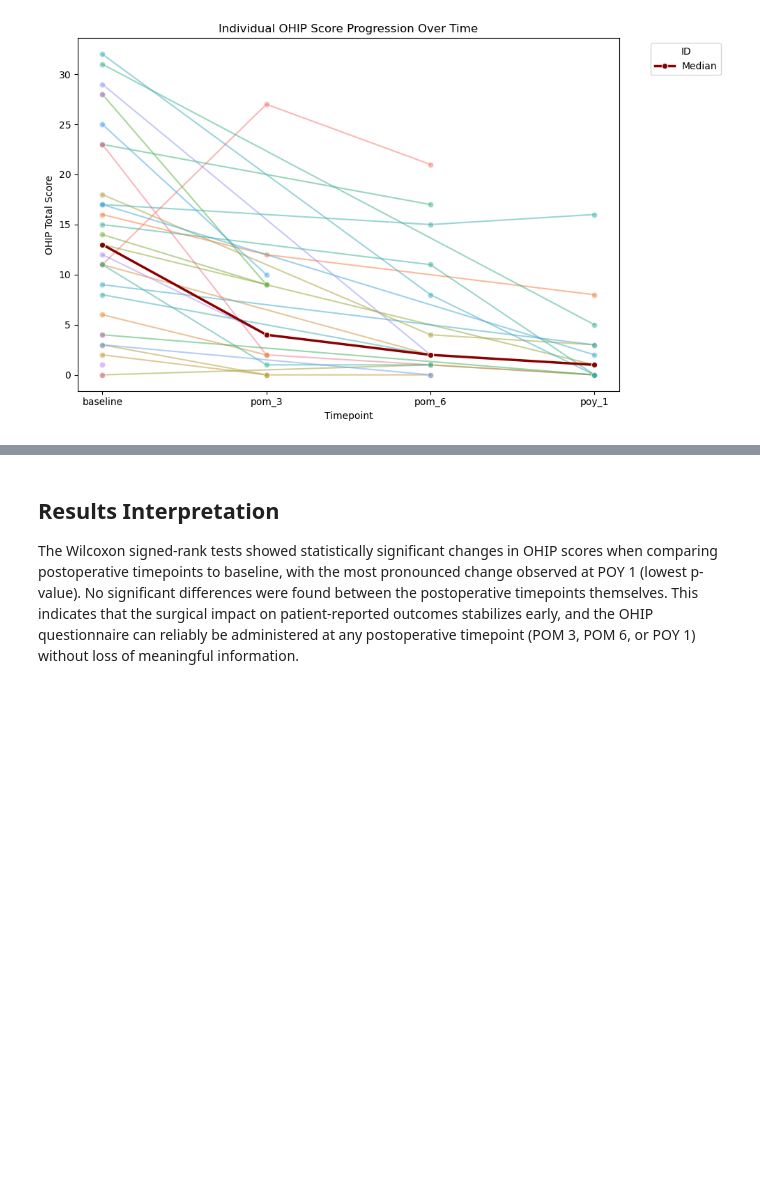
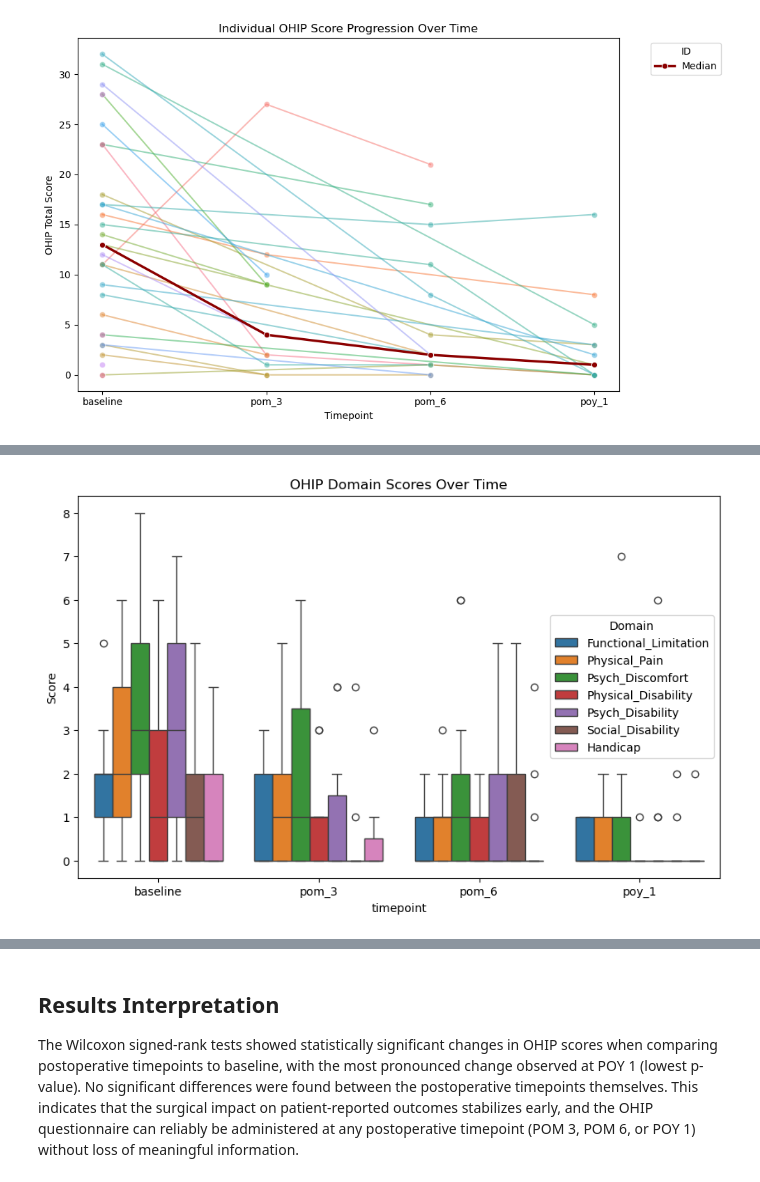
Before and after one commit to eudorach/portfolio_ds_projects, a Jupyter notebook: OHIP_Analysis/Longitudinal Analysis of OHIP.ipynb, the cells around one changed output, grey strips where cells are left out. Saved outputs shown, nothing was run; the diff lists cells and outputs as text; code cells hidden in the pictures; blank space fills up the shorter version.

Commit message:
updated ohip analysis with domains

```diff
--- a/OHIP_Analysis/Longitudinal Analysis of OHIP.ipynb
+++ b/OHIP_Analysis/Longitudinal Analysis of OHIP.ipynb
@@ -292,0 +324,22 @@ To further explore these changes, the next step involves a detailed comparison b
+# %%
+df_domain = df_total[['participant_id', 'timepoint', 'Functional_Limitation', 'Physical_Pain',
+       'Psych_Discomfort', 'Physical_Disability', 'Psych_Disability',
+       'Social_Disability', 'Handicap']]
+# %%
+domain_long = df_domain.melt(
+    id_vars=['participant_id','timepoint'],
+    value_vars=['Functional_Limitation', 'Physical_Pain',
+       'Psych_Discomfort', 'Physical_Disability', 'Psych_Disability',
+       'Social_Disability', 'Handicap'],
+    var_name = 'Domain',
+    value_name='Score'
+)
+# %%
+# Plot all domains in one figure
+plt.figure(figsize=(10,6))
+sns.boxplot(data=domain_long, x='timepoint', y='Score', hue='Domain')
+plt.title('OHIP Domain Scores Over Time')
+plt.legend(title='Domain')
+plt.show()
+# %% [output]
+[figure, added]
```
Also changed, not shown: parts of 11 cells of this notebook, 1 other file.
